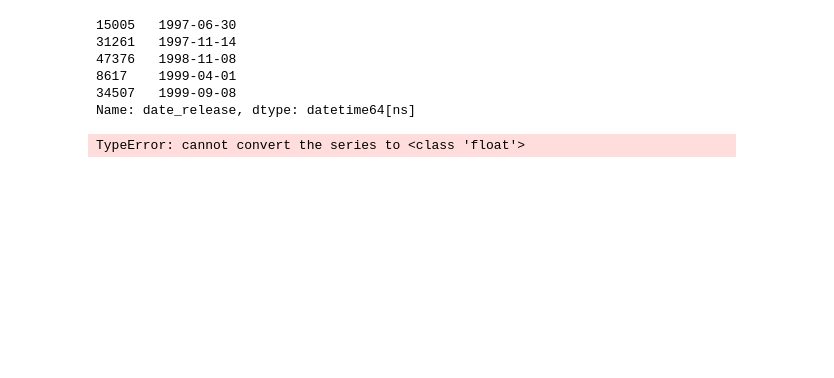
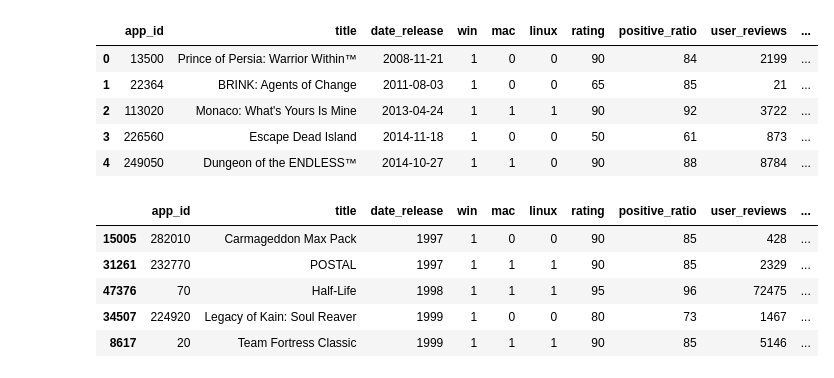
Before and after one commit to baeksh0330/recommendtationSystem, a Jupyter notebook: data preprocessing.ipynb, the cells around one changed output. Saved outputs shown, nothing was run; the diff lists cells and outputs as text; code cells hidden in the pictures; blank space fills up the shorter version.

```diff
--- a/data preprocessing.ipynb
+++ b/data preprocessing.ipynb
@@ -47,0 +66,5 @@ Name: steam_deck, dtype: float64
+# %%
+games['win'].replace({True: 1}, inplace=True)
+games['win'].replace({False: 0}, inplace=True)
+
+games.head()
@@ -47,0 +78,5 @@ Name: steam_deck, dtype: float64
+# %%
+games['mac'].replace({True: 1}, inplace=True)
+games['mac'].replace({False: 0}, inplace=True)
+
+games.head()
@@ -47,0 +90,5 @@ Name: steam_deck, dtype: float64
+# %%
+games['linux'].replace({True: 1}, inplace=True)
+games['linux'].replace({False: 0}, inplace=True)
+
+games.head()
@@ -48,39 +102,31 @@ Name: steam_deck, dtype: float64
+# %%
+games['steam_deck'].replace({True: 1}, inplace=True)
+games['steam_deck'].replace({False: 0}, inplace=True)
+
+games.head()
+# %% [output]
+|  | app_id | title | date_release | win | mac | linux | rating | positive_ratio | user_reviews | ... |
+| 0 | 13500 | Prince of Persia: Warrior Within™ | 2008-11-21 | 1 | 0 | 0 | 90 | 84 | 2199 | ... |
+| 1 | 22364 | BRINK: Agents of Change | 2011-08-03 | 1 | 0 | 0 | 65 | 85 | 21 | ... |
+| 2 | 113020 | Monaco: What's Yours Is Mine | 2013-04-24 | 1 | 1 | 1 | 90 | 92 | 3722 | ... |
+| 3 | 226560 | Escape Dead Island | 2014-11-18 | 1 | 0 | 0 | 50 | 61 | 873 | ... |
+| 4 | 249050 | Dungeon of the ENDLESS™ | 2014-10-27 | 1 | 1 | 0 | 90 | 88 | 8784 | ... |
 # %%
 # games 출시 연도대로 sort
-
-def convert_release
+def convert_release_date_yearOnly(date):
+    if pd.isnull(date):
+        return date
+    else:
+        return date[:4]
 
 
-games['date_release'] = games['date_release'].replace('-','')
-games['date_release'].head()
-games['date_release'] = pd.to_datetime(games['date_release'])
+games['date_release'] = games['date_release'].apply(convert_release_date_yearOnly)
 games = games.sort_values("date_release")
-games['date_release'].head()
+games.head()
 # %% [output]
-15005   1997-06-30
-31261   1997-11-14
-47376   1998-11-08
-8617    1999-04-01
-34507   1999-09-08
-Name: date_release, dtype: datetime64[ns]
+|  | app_id | title | date_release | win | mac | linux | rating | positive_ratio | user_reviews | ... |
+| 15005 | 282010 | Carmageddon Max Pack | 1997 | 1 | 0 | 0 | 90 | 85 | 428 | ... |
+| 31261 | 232770 | POSTAL | 1997 | 1 | 1 | 1 | 90 | 85 | 2329 | ... |
+| 47376 | 70 | Half-Life | 1998 | 1 | 1 | 1 | 95 | 96 | 72475 | ... |
+| 34507 | 224920 | Legacy of Kain: Soul Reaver | 1999 | 1 | 0 | 0 | 80 | 73 | 1467 | ... |
+| 8617 | 20 | Team Fortress Classic | 1999 | 1 | 1 | 1 | 90 | 85 | 5146 | ... |
-# %%
-games2 = pd.read_csv('merged_data.csv')
-
-# nan value 존재하는 row 제거 -> kaggle dataset이라 nan값은 존재하지 않음
-games = games.dropna(axis = 0) # nan값 존재X
-games2 = games2.dropna(axis = 0) # nan값 존재
-# users = users.dropna(axis = 0)
-# print(len(games))
-
-# $ 없애고 단순 숫자 비교 / Free => 0으로 값 전체 변경
-games2["Original Price"] = games2["Original Price"].str.replace("$", "")
-games2["Original Price"] = games2["Original Price"].str.replace("Free", "0")
-
-games2["Discounted Price"] = games2["Discounted Price"].str.replace("$", "")
-games2["Discounted Price"] = games2["Discounted Price"].str.replace("Free", "0")
-
-games2.head()
-
-# all reviews number / recent reviews number에서 퍼센트랑 숫자 뽑기
-# %% [output]
-TypeError: cannot convert the series to <class 'float'>
```
Also changed, not shown: parts of 13 cells of this notebook.
